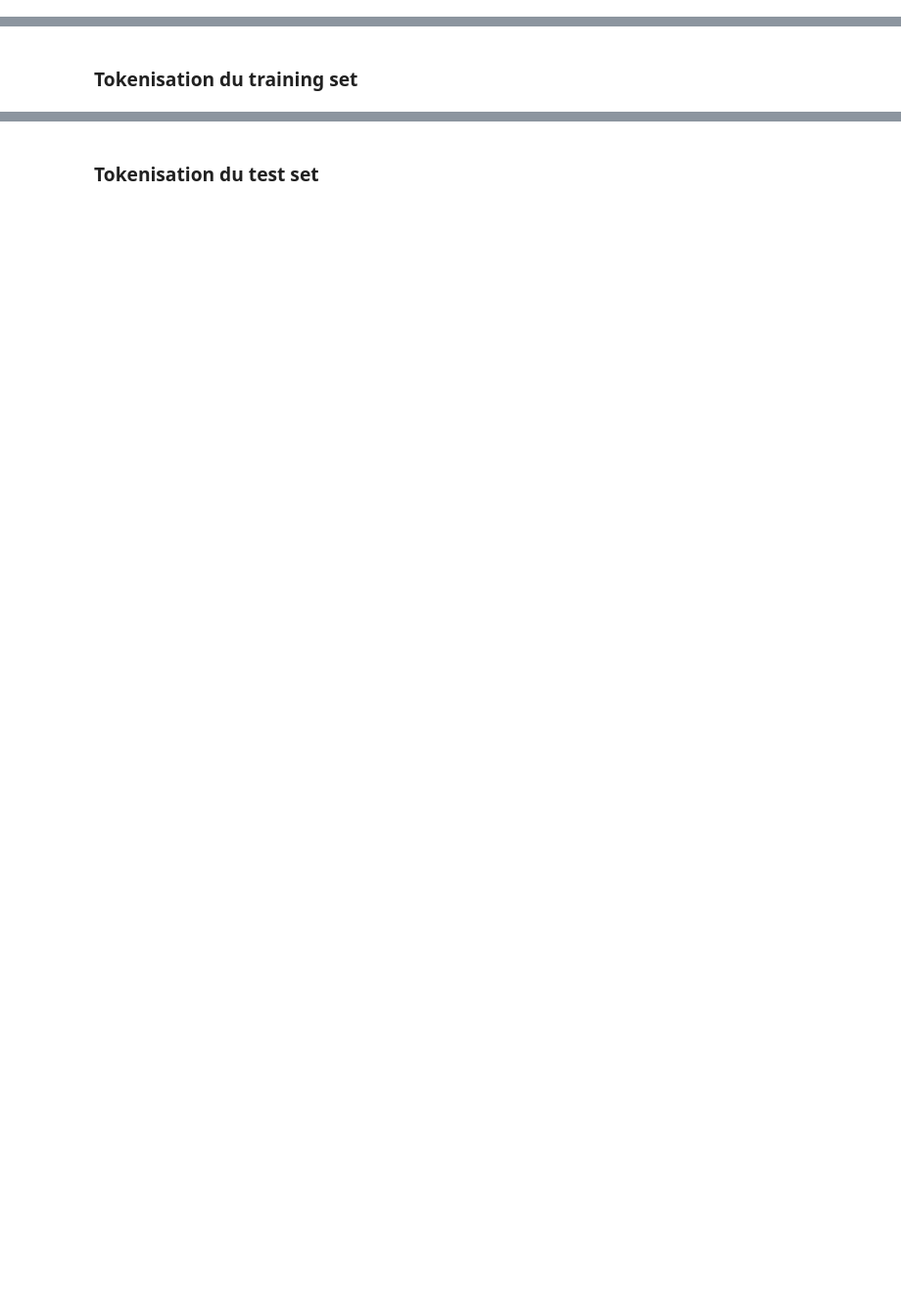
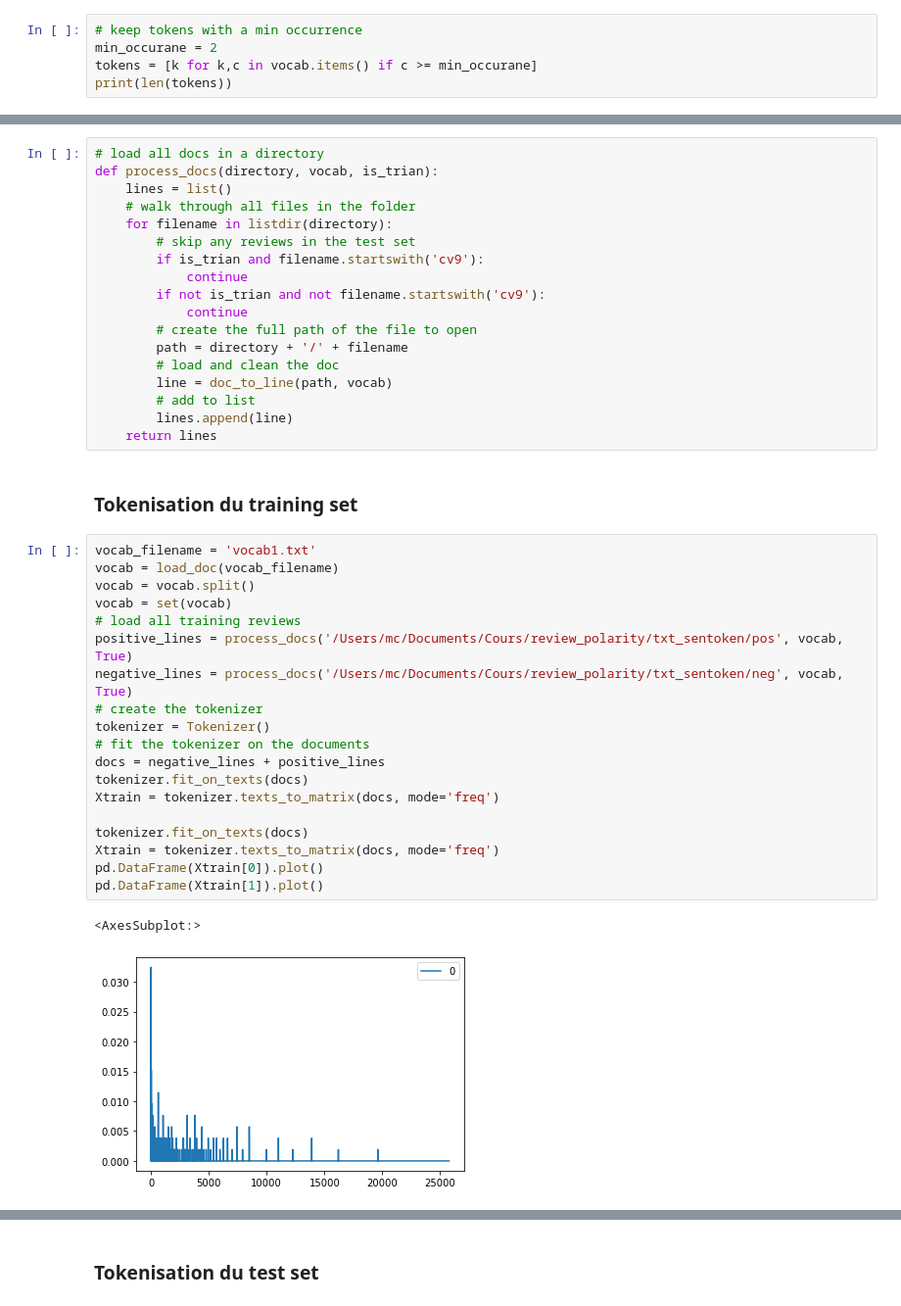
Before and after one commit to Antoine07/dia01, a Jupyter notebook: Part12_AI/05_NLP_Sentiment_Analysis_ennoncé.ipynb, the cells around one changed output, grey strips where cells are left out. Shown: that part at 98% size. Saved outputs shown, nothing was run; the diff lists cells and outputs as text; blank space fills up the shorter version.

```diff
--- a/Part12_AI/05_NLP_Sentiment_Analysis_ennoncé.ipynb
+++ b/Part12_AI/05_NLP_Sentiment_Analysis_ennoncé.ipynb
@@ -122,4 +134,8 @@ Counter()
 - (1) Faites ce clean (mot appraissant plus de deux fois)
 - (2) Printer le nombre de mot supprimé et le nombre de mot total réstant
 # %%
+# keep tokens with a min occurrence
+min_occurane = 2
+tokens = [k for k,c in vocab.items() if c >= min_occurane]
+print(len(tokens))
 # %% [output]
@@ -228,4 +250,44 @@ Xtrain.shape#[0]
 # %% [markdown]
 Il faut modifier notre fonction process_docs afin qu'elle prenne en compte si nous sommes dans le training ou le test set. L'objectif est d'éviter le data leakage et d'obtenir des informations sur notre test set alors que l'on doit rester le plus naïf possible
+# %%
+# load all docs in a directory
+def process_docs(directory, vocab, is_trian):
+    lines = list()
+    # walk through all files in the folder
+    for filename in listdir(directory):
+        # skip any reviews in the test set
+        if is_trian and filename.startswith('cv9'):
+            continue
+        if not is_trian and not filename.startswith('cv9'):
+            continue
+        # create the full path of the file to open
+        path = directory + '/' + filename
+        # load and clean the doc
+        line = doc_to_line(path, vocab)
+        # add to list
+        lines.append(line)
+    return lines
 # %% [markdown]
 ### Tokenisation du training set
+# %%
+vocab_filename = 'vocab1.txt'
+vocab = load_doc(vocab_filename)
+vocab = vocab.split()
+vocab = set(vocab)
+# load all training reviews
+positive_lines = process_docs('/Users/mc/Documents/Cours/review_polarity/txt_sentoken/pos', vocab, True)
+negative_lines = process_docs('/Users/mc/Documents/Cours/review_polarity/txt_sentoken/neg', vocab, True)
+# create the tokenizer
+tokenizer = Tokenizer()
+# fit the tokenizer on the documents
+docs = negative_lines + positive_lines
+tokenizer.fit_on_texts(docs)
+Xtrain = tokenizer.texts_to_matrix(docs, mode='freq')
+
+tokenizer.fit_on_texts(docs)
+Xtrain = tokenizer.texts_to_matrix(docs, mode='freq')
+pd.DataFrame(Xtrain[0]).plot()
+pd.DataFrame(Xtrain[1]).plot()
+# %% [output]
+<AxesSubplot:>
+[figure, added]
```
Also changed, not shown: parts of 13 cells of this notebook.
